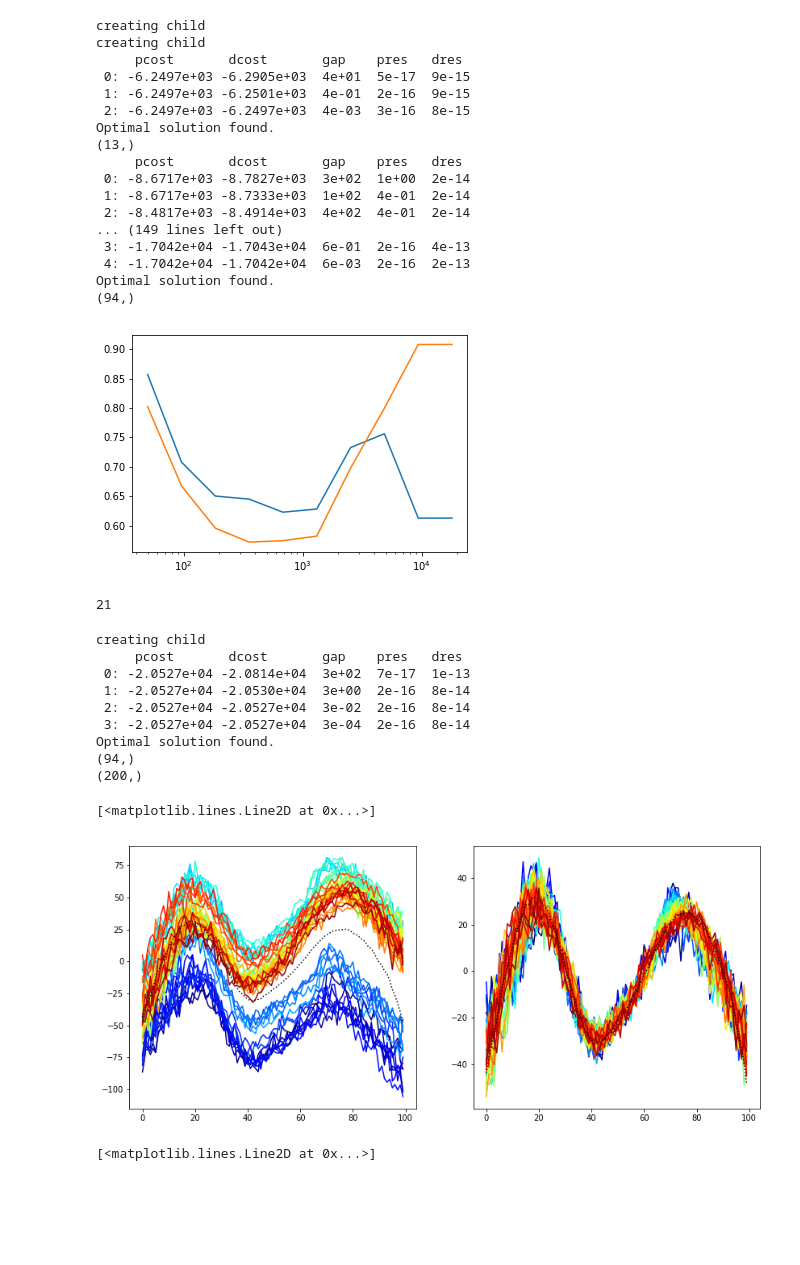
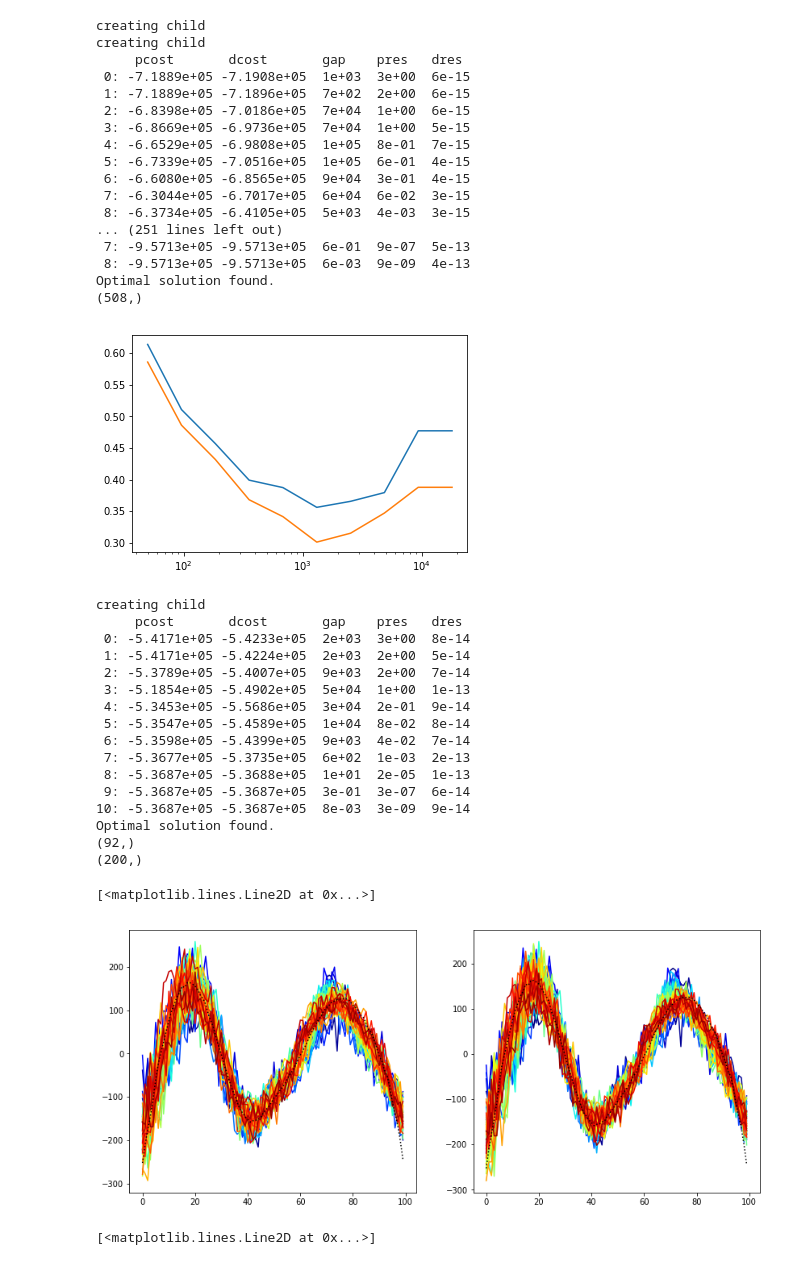
Before and after one commit to scottcantreid/PINT, a Jupyter notebook: Error Operator Algebra.ipynb, the cells around one changed output. Saved outputs shown, nothing was run; the diff lists cells and outputs as text; code cells hidden in the pictures; blank space fills up the shorter version.

```diff
--- a/Error Operator Algebra.ipynb
+++ b/Error Operator Algebra.ipynb
@@ -46,8 +44,9 @@ def get_d_from_D(D, N, order, T):
     return d
 # %%
 n = 5
-n_values = 128
+n_values = 2**7
 alpha = 0.1
+curve = 3
 
 N_thresh = 10
 thresholds = np.exp(np.linspace(np.log(50), np.log(18000), N_thresh))
@@ -55,7 +54,7 @@ thresholds = np.exp(np.linspace(np.log(50), np.log(18000), N_thresh))
 errors_0 = np.ndarray(N_thresh)
 errors_1 = np.ndarray(N_thresh)
 for k, threshold in enumerate(thresholds):
-    A = get_curve(1)
+    A = get_curve(3)
 #     good_neurons = np.where(np.max(A[:,:,0], axis = 0) < threshold)[0]
 #     A = A[:,good_neurons,:]
     tc0 = tuning_curves(A, Tarr, 0.1, iin, order = 0, max_freq = threshold)
@@ -67,7 +66,7 @@ for k, threshold in enumerate(thresholds):
 
     error0 = 0
     error1 = 0
-    for r in range(tc.R):
+    for r in range(tc0.R):
         T = tc0.Tarr[r]
         dd0 = get_d_from_D(d0, tc0.N, 0, T)
         dd1 = get_d_from_D(d1, tc0.N, 1, T)
@@ -75,31 +74,31 @@ for k, threshold in enumerate(thresholds):
         dd1 = np.round(n_values*dd1)/n_values
         fdec0 = tc0.A[:,:,r] @ dd0
         fdec1 = tc1.A[:,:,r] @ dd1
-        error0 += np.linalg.norm(f - fdec0) / np.linalg.norm(f) / tc.R
-        error1 += np.linalg.norm(f - fdec1) / np.linalg.norm(f) / tc.R
+        error0 += np.linalg.norm(f - fdec0) / np.linalg.norm(f) / tc0.R
+        error1 += np.linalg.norm(f - fdec1) / np.linalg.norm(f) / tc0.R
     errors_0[k] = error0
     errors_1[k] = error1
 # %% [output]
 creating child
 creating child
      pcost       dcost       gap    pres   dres
- 0: -6.2497e+03 -6.2905e+03  4e+01  5e-17  9e-15
- 1: -6.2497e+03 -6.2501e+03  4e-01  2e-16  9e-15
- 2: -6.2497e+03 -6.2497e+03  4e-03  3e-16  8e-15
+ 0: -7.1889e+05 -7.1908e+05  1e+03  3e+00  6e-15
+ 1: -7.1889e+05 -7.1896e+05  7e+02  2e+00  6e-15
+ 2: -6.8398e+05 -7.0186e+05  7e+04  1e+00  6e-15
+ 3: -6.8669e+05 -6.9736e+05  7e+04  1e+00  5e-15
+ 4: -6.6529e+05 -6.9808e+05  1e+05  8e-01  7e-15
+ 5: -6.7339e+05 -7.0516e+05  1e+05  6e-01  4e-15
+ 6: -6.6080e+05 -6.8565e+05  9e+04  3e-01  4e-15
+ 7: -6.3044e+05 -6.7017e+05  6e+04  6e-02  3e-15
+ 8: -6.3734e+05 -6.4105e+05  5e+03  4e-03  3e-15
+... (251 lines left out)
+ 7: -9.5713e+05 -9.5713e+05  6e-01  9e-07  5e-13
+ 8: -9.5713e+05 -9.5713e+05  6e-03  9e-09  4e-13
 Optimal solution found.
-(13,)
-     pcost       dcost       gap    pres   dres
- 0: -8.6717e+03 -8.7827e+03  3e+02  1e+00  2e-14
- 1: -8.6717e+03 -8.7333e+03  1e+02  4e-01  2e-14
- 2: -8.4817e+03 -8.4914e+03  4e+02  4e-01  2e-14
-... (149 lines left out)
- 3: -1.7042e+04 -1.7043e+04  6e-01  2e-16  4e-13
- 4: -1.7042e+04 -1.7042e+04  6e-03  2e-16  2e-13
-Optimal solution found.
-(94,)
+(508,)
 # %%
 plt.plot(thresholds, errors_0)
 plt.plot(thresholds, errors_1)
 plt.xscale('log')
 # %% [output]
-[figure, old version]
+[figure, new version]
@@ -109,49 +105,48 @@ good_neurons = np.where(np.max(A[:,:,0], axis = 0) < 2000)[0]
-# %%
-A.shape[1] - len(good_neurons)
-# %% [output]
-21
 # %%
 n = 4
 order = 1
 curve = 1
-threshold = 10000
-alpha = 0.1
+threshold = 4000
+alpha = 1
 M_bits = 8
 
 
-tc = tuning_curves(get_curve(curve), Tarr, 0.1, iin, order = order, max_freq=threshold)
+tc = tuning_curves(get_curve(curve), Tarr, 0.01, iin, order = order, max_freq=threshold)
 f = tc.eigenfunctions.T[n]
 f = alpha*f*tc.get_fmax(f)
 d = tc.decode_cvx(f)
 print(d.shape)
 
 fig, ax = plt.subplots(1,2,figsize = (14,6))
 for t in range(50):
     T = tc.Tarr[t]
     dd = get_d_from_D(d, tc.N, order, T)
     round_zero = np.where((np.abs(dd) > 0) & (np.abs(dd) < 1/64))[0]
-    dp = dd.copy()
-    dp *= np.power(2, M_bits - 1)
-    dp = np.round(dp)
-    dp /= np.power(2, M_bits - 1)
-#     dp[round_zero] = 0
+    dp = np.round(dd.copy() * np.power(2, M_bits - 1))/np.power(2, M_bits - 1)
 
     ax[0].plot(tc.A[:,:,t] @ dp, c = cm.jet(t/50))
     ax[1].plot(tc.A[:,:,t] @ dd, c = cm.jet(t/50))
 ax[0].plot(f, 'k:')
 ax[1].plot(f, 'k:')
 # %% [output]
 creating child
      pcost       dcost       gap    pres   dres
- 0: -2.0527e+04 -2.0814e+04  3e+02  7e-17  1e-13
- 1: -2.0527e+04 -2.0530e+04  3e+00  2e-16  8e-14
- 2: -2.0527e+04 -2.0527e+04  3e-02  2e-16  8e-14
- 3: -2.0527e+04 -2.0527e+04  3e-04  2e-16  8e-14
+ 0: -5.4171e+05 -5.4233e+05  2e+03  3e+00  8e-14
+ 1: -5.4171e+05 -5.4224e+05  2e+03  2e+00  5e-14
+ 2: -5.3789e+05 -5.4007e+05  9e+03  2e+00  7e-14
+ 3: -5.1854e+05 -5.4902e+05  5e+04  1e+00  1e-13
+ 4: -5.3453e+05 -5.5686e+05  3e+04  2e-01  9e-14
+ 5: -5.3547e+05 -5.4589e+05  1e+04  8e-02  8e-14
+ 6: -5.3598e+05 -5.4399e+05  9e+03  4e-02  7e-14
+ 7: -5.3677e+05 -5.3735e+05  6e+02  1e-03  2e-13
+ 8: -5.3687e+05 -5.3688e+05  1e+01  2e-05  1e-13
+ 9: -5.3687e+05 -5.3687e+05  3e-01  3e-07  6e-14
+10: -5.3687e+05 -5.3687e+05  8e-03  3e-09  9e-14
 Optimal solution found.
-(94,)
+(92,)
 (200,)
 [<matplotlib.lines.Line2D at 0x...>]
-[figure, old version]
+[figure, new version]
 # %%
 def get_d_from_D(d, N, order, T):
     dd = np.zeros(N)
```
Also changed, not shown: parts of 3 cells of this notebook, 1 other file.
